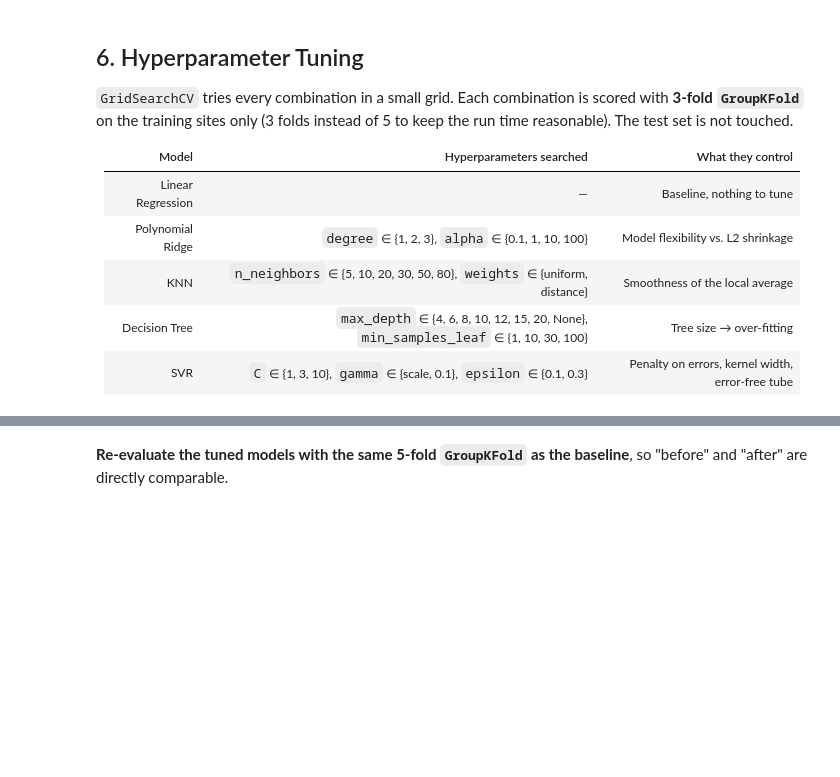
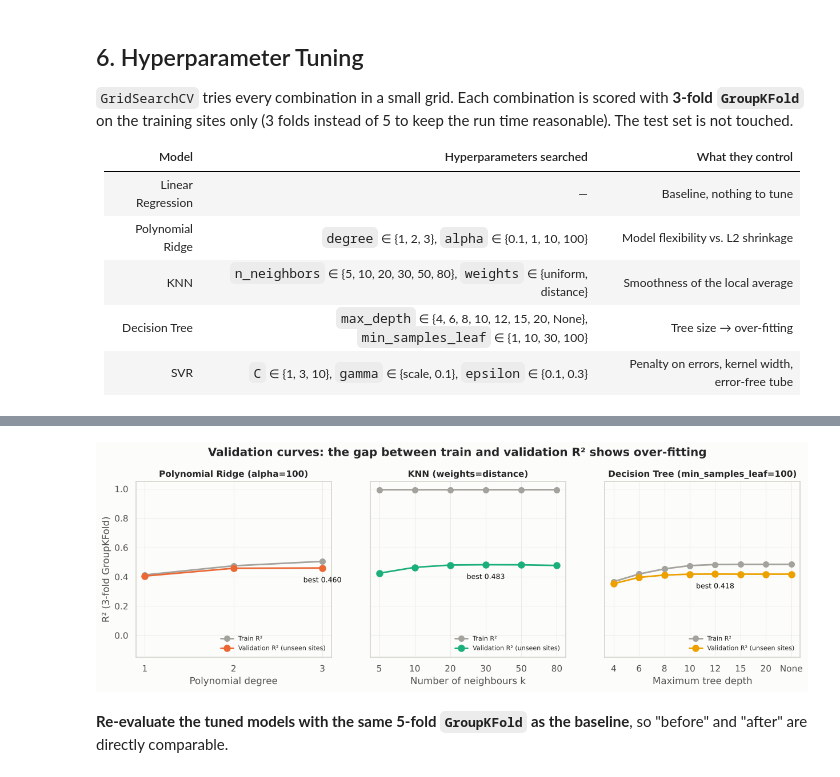
Before and after one commit to NuBFightForMyDream/2107541_MLEnvi_Project_PredictingWaterTurbidityWithTSS, a Jupyter notebook: notebooks/ML_analysis.ipynb, the cells around one changed output, grey strips where cells are left out. Cells and saved outputs as stored; diff of their text form; code cells hidden in the pictures; blank space fills up the shorter version.

```diff
--- a/notebooks/ML_analysis.ipynb
+++ b/notebooks/ML_analysis.ipynb
@@ -557,7 +723,8 @@ searches = {}
 for name, grid in PARAM_GRIDS.items():
     t = time.time()
     search = GridSearchCV(make_models()[name], grid, cv=GKF3, scoring="r2", n_jobs=N_JOBS,
-                          return_train_score=True, refit=True)
+                          return_train_score=(name != "SVR"),   # SVR train predictions are slow and not plotted
+                          refit=True)
     search.fit(X_train, y_train, groups=g_train)
     searches[name] = search
     best = {k.split("__")[1]: v for k, v in search.best_params_.items()}
@@ -566,39 +738,44 @@ for name, grid in PARAM_GRIDS.items():
 # %%
 def curve(search, param, fixed):
-    """Mean train / validation R² along one hyperparameter, others fixed at `fixed`."""
-    res = pd.DataFrame(search.cv_results_)
-    mask = np.ones(len(res), dtype=bool)
-    for k, v in fixed.items():
-        mask &= res[f"param_{k}"].astype(str) == str(v)
-    res = res[mask]
-    return res[f"param_{param}"].astype(str).tolist(), res["mean_train_score"].values, res["mean_test_score"].values
+    """Mean train / validation R² along one hyperparameter, with the other hyperparameters fixed at `fixed`."""
+    res = search.cv_results_
+    rows = [i for i, p in enumerate(res["params"]) if all(p[k] == v for k, v in fixed.items())]
+    labels = [str(res["params"][i][param]) for i in rows]
+    return labels, res["mean_train_score"][rows], res["mean_test_score"][rows]
 
 
 bp = {name: s.best_params_ for name, s in searches.items()}
 panels = [
     ("Polynomial Ridge", "poly__degree", {"model__alpha": bp["Polynomial Ridge"]["model__alpha"]}, "Polynomial degree"),
     ("KNN", "model__n_neighbors", {"model__weights": bp["KNN"]["model__weights"]}, "Number of neighbours k"),
     ("Decision Tree", "model__max_depth", {"model__min_samples_leaf": bp["Decision Tree"]["model__min_samples_leaf"]},
      "Maximum tree depth"),
 ]
 
 fig, axes = plt.subplots(1, 3, figsize=(15, 4), sharey=True)
 for ax, (name, param, fixed, label) in zip(axes, panels):
     xs_, tr, va = curve(searches[name], param, fixed)
     pos = np.arange(len(xs_))
-    ax.plot(pos, tr, color=GRAY, marker="o", markersize=7, linewidth=2, label="Train R²")
-    ax.plot(pos, va, color=MODEL_COLORS[name], marker="o", markersize=8, linewidth=2, label="Validation R² (unseen sites)")
+    FLOOR = -0.1                                    # very negative scores are drawn at the floor and labelled
+    ax.plot(pos, np.maximum(tr, FLOOR), color=GRAY, marker="o", markersize=7, linewidth=2, label="Train R²")
+    ax.plot(pos, np.maximum(va, FLOOR), color=MODEL_COLORS[name], marker="o", markersize=8, linewidth=2,
+            label="Validation R² (unseen sites)")
+    for p_, v_ in zip(pos[va < FLOOR], va[va < FLOOR]):
+        ax.annotate(f"R² = {v_:.1f}\n(off scale)", (p_, FLOOR), textcoords="offset points", xytext=(-6, 14),
+                    ha="right", fontsize=8, color=INK_2)
     best_pos = int(np.argmax(va))
     ax.annotate(f"best {va[best_pos]:.3f}", (pos[best_pos], va[best_pos]), textcoords="offset points",
                 xytext=(0, -18), ha="center", fontsize=9, color=INK)
     ax.set_xticks(pos, xs_)
     fixed_txt = ", ".join(f"{k.split('__')[1]}={v}" for k, v in fixed.items())
     ax.set(title=f"{name} ({fixed_txt})", xlabel=label)
-    ax.legend(frameon=False, fontsize=8, loc="upper left")
+    ax.legend(frameon=False, fontsize=8, loc="lower right")
 axes[0].set_ylabel("R² (3-fold GroupKFold)")
-axes[0].set_ylim(0, 1.05)
+axes[0].set_ylim(-0.15, 1.05)
 fig.suptitle("Validation curves: the gap between train and validation R² shows over-fitting", fontweight="bold", y=1.03)
 save_fig(fig, "08_validation_curves")
+# %% [output]
+[figure, added]
 # %% [markdown]
 **Re-evaluate the tuned models with the same 5-fold `GroupKFold` as the baseline**, so "before" and "after" are directly comparable.
 # %%
```
Also changed, not shown: parts of 59 cells of this notebook, 14 other files.
